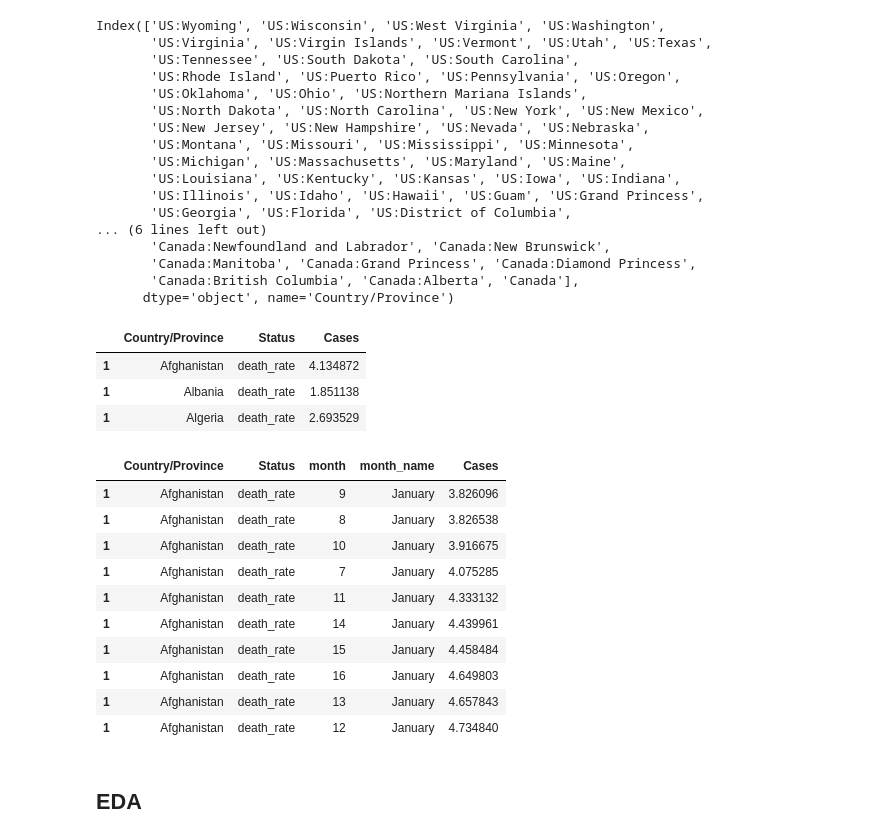
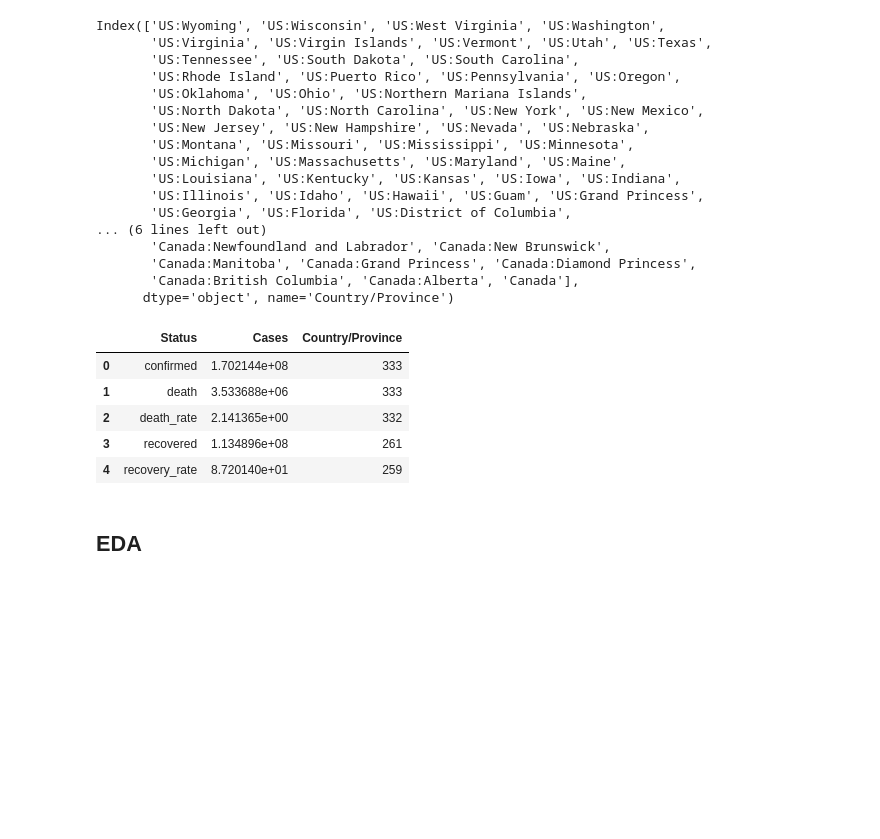
Before and after one commit to Papagiannopoulos/CoVid19-global-dashboard, a Jupyter notebook: Programs/data_cleaning.ipynb, the cells around one changed output. Drawn from its saved outputs; the diff is of its cells as text; code cells hidden in the pictures; blank space fills up the shorter version.

```diff
--- a/Programs/data_cleaning.ipynb
+++ b/Programs/data_cleaning.ipynb
@@ -293,39 +299,39 @@ Index(['US:Wyoming', 'US:Wisconsin', 'US:West Virginia', 'US:Washington',
       dtype='object', name='Country/Province')
 # %%
 #Overall metrics
-total = datalong.groupby(['Country/Province', 'Status'])['Cases'].max().reset_index()
+total_per_country = datalong.groupby(['Country/Province', 'Status'])['Cases'].max().reset_index().copy()
 out = pd.DataFrame()
-for country in total['Country/Province'].unique():
-    d = total[total['Country/Province'] == country]
+for country in total_per_country['Country/Province'].unique():
+    d = total_per_country[total_per_country['Country/Province'] == country]
     if len(d['Status'].unique()) == 3:
         recovery_rate = (d[d['Status'] == 'recovered']['Cases'].values[0] / d[d['Status'] == 'confirmed']['Cases'].values[0])*100
         death_rate = (d[d['Status'] == 'death']['Cases'].values[0] / d[d['Status'] == 'confirmed']['Cases'].values[0])*100
     elif len(d['Status'].unique()) == 2:
         death_rate = (d[d['Status'] == 'death']['Cases'].values[0] / d[d['Status'] == 'confirmed']['Cases'].values[0])*100
+    else:
+        recovery_rate, death_rate = np.nan, np.nan
     out = pd.concat([out, pd.DataFrame({
         'Country/Province': country,
         'Status': ['recovery_rate', 'death_rate'],
         'Cases': [recovery_rate, death_rate],
             })])
-total = pd.concat([total, out], axis = 0).sort_values(by = ['Country/Province', 'Cases']).fillna(0)
-total.loc[total['Status'] == 'death_rate', :].head(3)
+total_per_country = pd.concat([total_per_country, out], axis = 0).sort_values(by = ['Country/Province', 'Cases'])#.fillna(0)
+total_per_country.dropna(inplace=True)
+#total_per_country.loc[total_per_country['Status'] == 'death_rate', :].head(3)
-# %% [output]
-|  | Country/Province | Status | Cases |
-| 1 | Afghanistan | death_rate | 4.134872 |
-| 1 | Albania | death_rate | 1.851138 |
-| 1 | Algeria | death_rate | 2.693529 |
 # %%
 #Monthly metrics
-monthly = datalong.groupby(['Country/Province', 'Status', 'month', 'month_name'])['Cases'].max().reset_index()
+monthly_per_country = datalong.groupby(['Country/Province', 'Status', 'month', 'month_name'])['Cases'].max().reset_index().copy()
 out = pd.DataFrame()
-for country in monthly['Country/Province'].unique():
-    for month in monthly['month'].unique():
-        d = monthly[monthly['Country/Province'] == country]
+for country in monthly_per_country['Country/Province'].unique():
+    for month in monthly_per_country['month'].unique():
+        d = monthly_per_country[monthly_per_country['Country/Province'] == country]
         if len(d['Status'].unique()) == 3:
             recovery_rate = (d[(d['Status'] == 'recovered') & (d['month'] == month)]['Cases'].values[0] / d[(d['Status'] == 'confirmed') & ((d['month'] == month))]['Cases'].values[0])*100
             death_rate = (d[(d['Status'] == 'death') & ((d['month'] == month))]['Cases'].values[0] / d[(d['Status'] == 'confirmed') & ((d['month'] == month))]['Cases'].values[0])*100
         elif len(d['Status'].unique()) == 2:
             death_rate = (d[(d['Status'] == 'death') & ((d['month'] == month))]['Cases'].values[0] / d[(d['Status'] == 'confirmed') & ((d['month'] == month))]['Cases'].values[0])*100
+        else:
+            recovery_rate, death_rate = np.nan, np.nan
         out = pd.concat([out, pd.DataFrame({
             'Country/Province': country,
             'Status': ['recovery_rate', 'death_rate'],
@@ -333,19 +339,19 @@ for country in monthly['Country/Province'].unique():
             'month_name': d['month_name'].values[0],
             'Cases': [recovery_rate, death_rate],
                 })])
-monthly = pd.concat([monthly, out], axis = 0).sort_values(by = ['Country/Province', 'Cases']).fillna(0)
-monthly.loc[monthly['Status'] == 'death_rate', :].head(10)
+monthly_per_country = pd.concat([monthly_per_country, out], axis = 0).sort_values(by = ['Country/Province', 'Cases'])#.fillna(0)
+monthly_per_country.dropna(inplace=True)
+#monthly_per_country.loc[monthly_per_country['Status'] == 'death_rate', :].head(10)
-# %% [output]
-|  | Country/Province | Status | month | month_name | Cases |
-| 1 | Afghanistan | death_rate | 9 | January | 3.826096 |
-| 1 | Afghanistan | death_rate | 8 | January | 3.826538 |
-| 1 | Afghanistan | death_rate | 10 | January | 3.916675 |
-| 1 | Afghanistan | death_rate | 7 | January | 4.075285 |
-| 1 | Afghanistan | death_rate | 11 | January | 4.333132 |
-| 1 | Afghanistan | death_rate | 14 | January | 4.439961 |
-| 1 | Afghanistan | death_rate | 15 | January | 4.458484 |
-| 1 | Afghanistan | death_rate | 16 | January | 4.649803 |
-| 1 | Afghanistan | death_rate | 13 | January | 4.657843 |
-| 1 | Afghanistan | death_rate | 12 | January | 4.734840 |
+# %%
+total = total_per_country.groupby('Status').agg({'Cases': 'sum', 'Country/Province': 'nunique'}).reset_index().copy()
+total.loc[total['Status'].isin(['recovery_rate', 'death_rate']),"Cases"] = total.loc[total['Status'].isin(['recovery_rate', 'death_rate']),"Cases"] / total.loc[total['Status'].isin(['recovery_rate', 'death_rate']),"Country/Province"]
+total
+# %% [output]
+|  | Status | Cases | Country/Province |
+| 0 | confirmed | 1.702144e+08 | 333 |
+| 1 | death | 3.533688e+06 | 333 |
+| 2 | death_rate | 2.141365e+00 | 332 |
+| 3 | recovered | 1.134896e+08 | 261 |
+| 4 | recovery_rate | 8.720140e+01 | 259 |
 # %% [markdown]
 ## EDA
```
Also changed, not shown: parts of 15 cells of this notebook, 2 other files.
